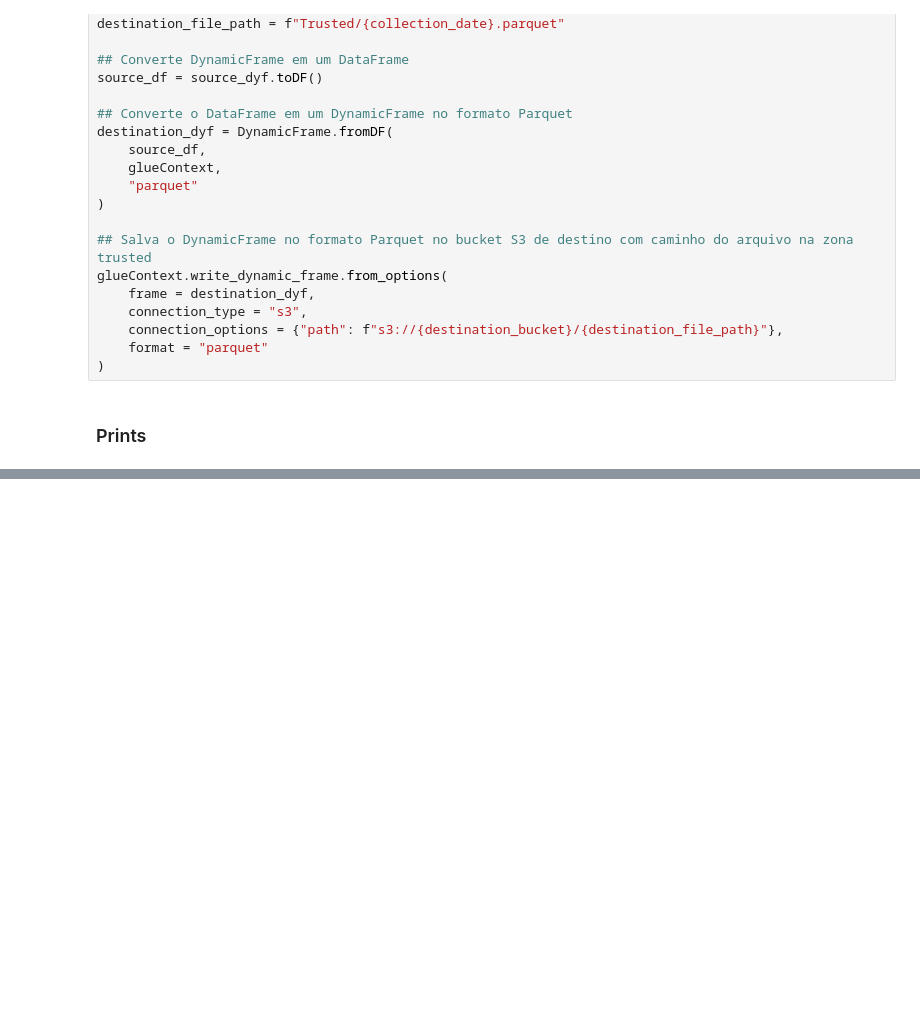
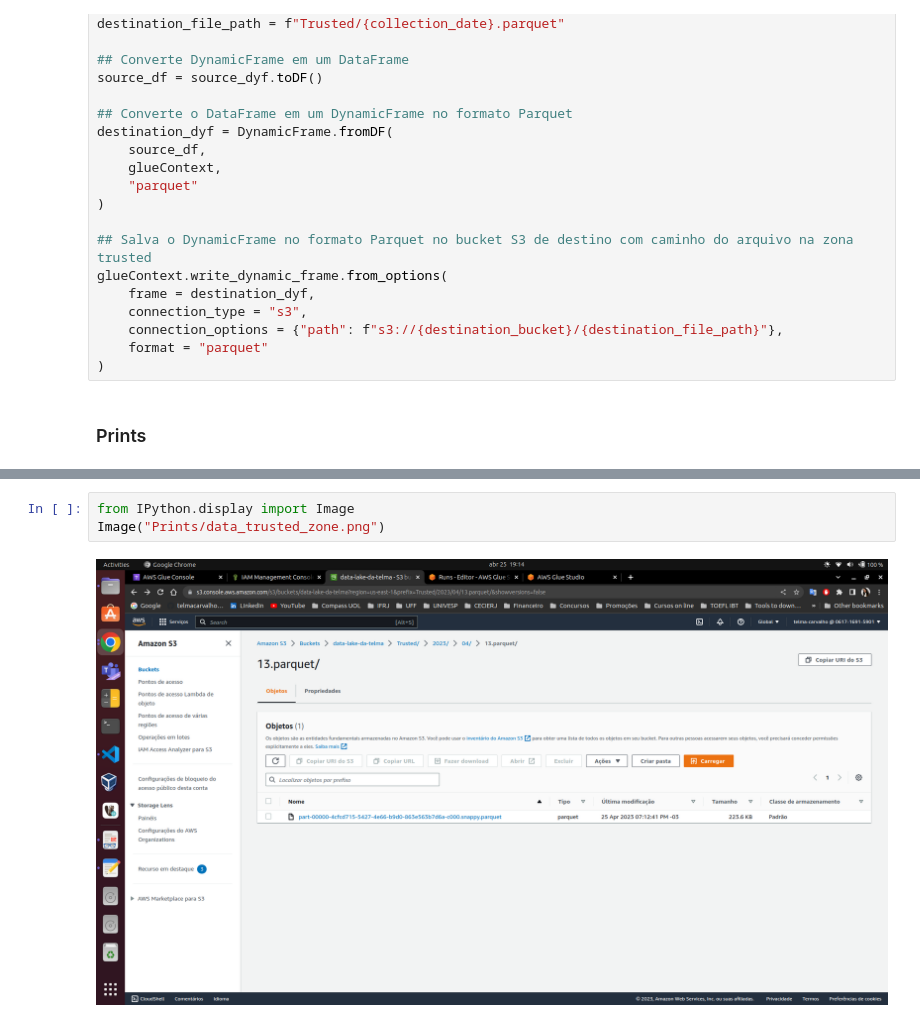
Before and after one commit to telmacarvalho/programa_de_bolsas_compass, a Jupyter notebook: Sprint_9/Desafio_parte_3.ipynb, the cells around one changed output, grey strips where cells are left out. Cells and saved outputs as stored; diff of their text form; blank space fills up the shorter version.

Commit message:
Incluindo exibição dos prints no notebook

```diff
--- a/Sprint_9/Desafio_parte_3.ipynb
+++ b/Sprint_9/Desafio_parte_3.ipynb
@@ -79,0 +82,5 @@ Image("Prints/job_run.png")
+# %%
+from IPython.display import Image
+Image("Prints/data_trusted_zone.png")
+# %% [output]
+[figure, added]
```
Also changed, not shown: parts of 1 cell of this notebook.
